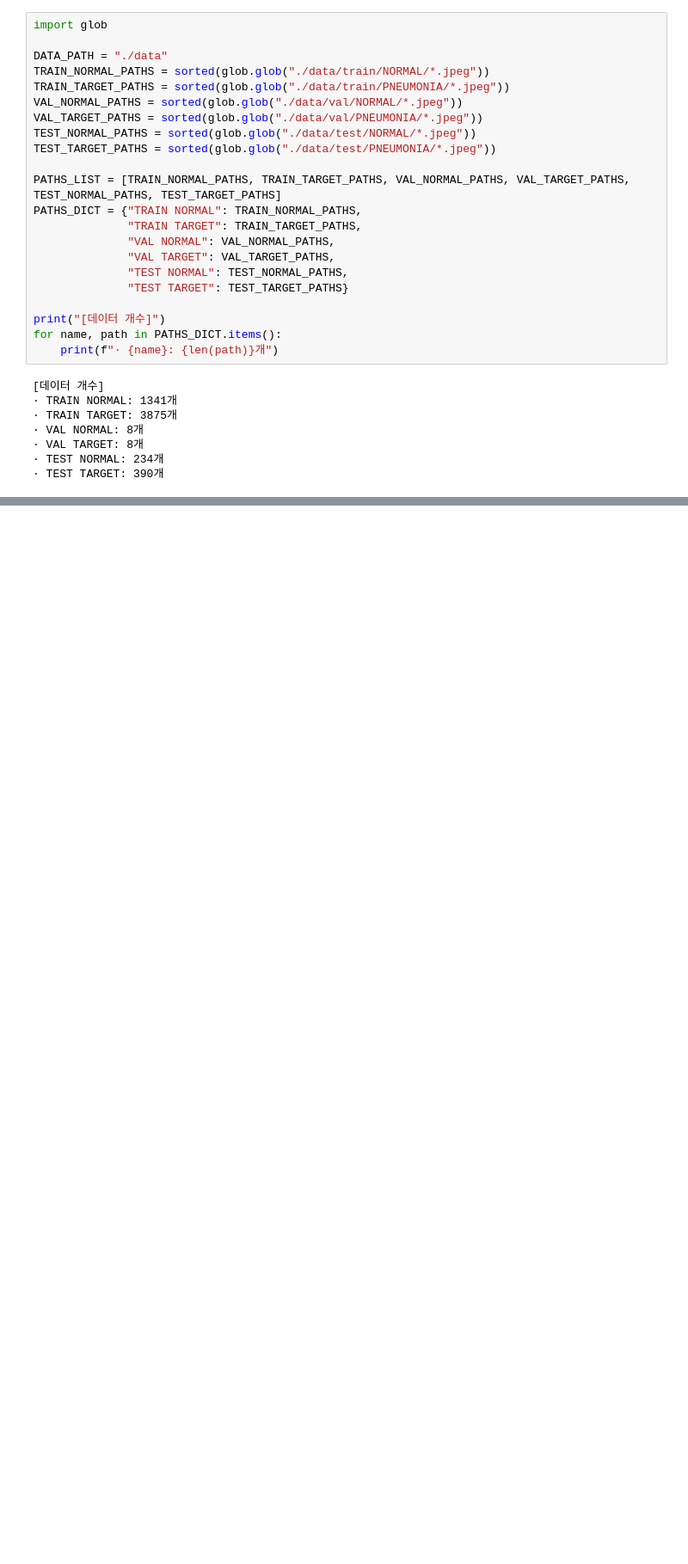
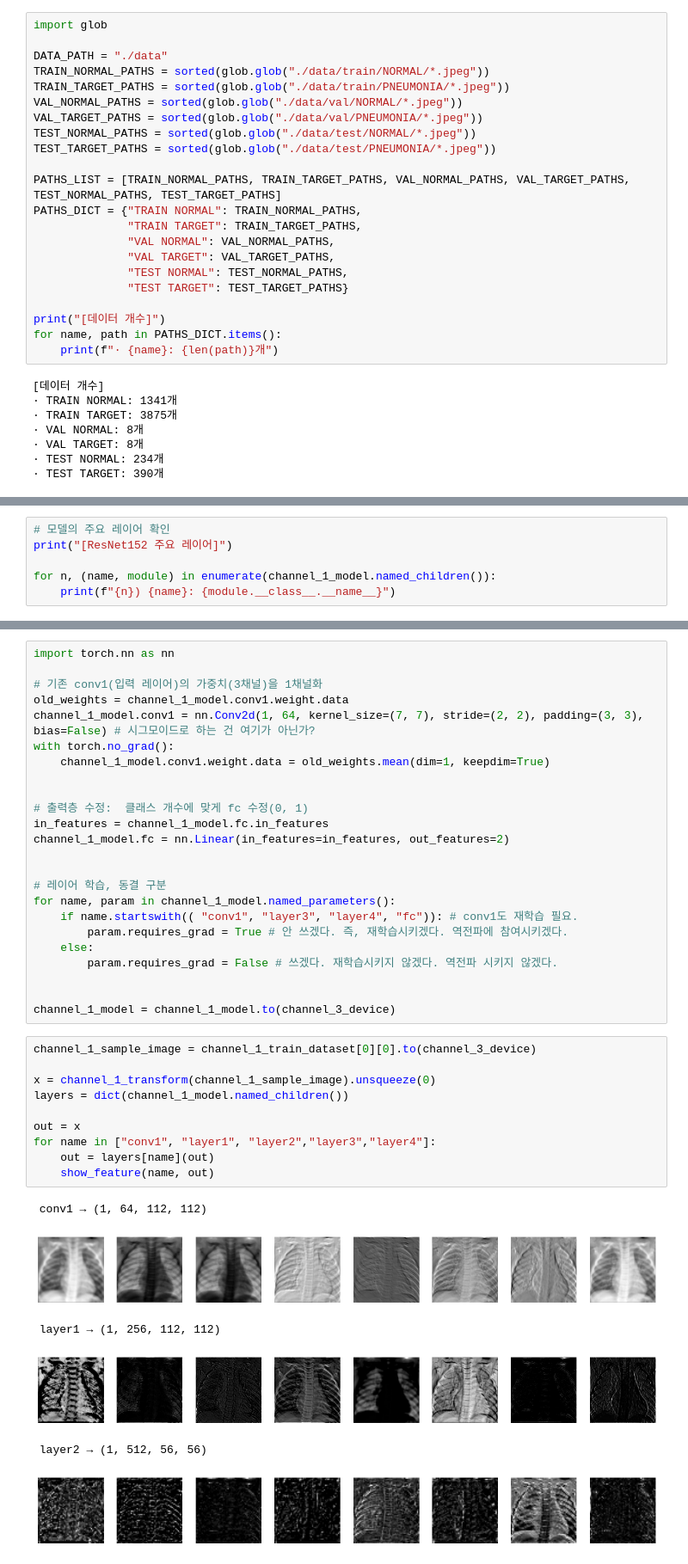
Before and after one commit to wonbywondev/ML-DL, a Jupyter notebook: 06/06_5팀_원성일.ipynb, the cells around one changed output, grey strips where cells are left out. Shown at 86% size. Drawn from its saved outputs; the diff is of its cells as text; blank space fills up the shorter version.

```diff
--- a/06/06_5팀_원성일.ipynb
+++ b/06/06_5팀_원성일.ipynb
@@ -357,0 +323,6 @@ False
+# %%
+# 모델의 주요 레이어 확인
+print("[ResNet152 주요 레이어]")
+
+for n, (name, module) in enumerate(channel_1_model.named_children()):
+    print(f"{n}) {name}: {module.__class__.__name__}")
@@ -357,0 +348,41 @@ False
+# %%
+import torch.nn as nn
+
+# 기존 conv1(입력 레이어)의 가중치(3채널)을 1채널화
+old_weights = channel_1_model.conv1.weight.data
+channel_1_model.conv1 = nn.Conv2d(1, 64, kernel_size=(7, 7), stride=(2, 2), padding=(3, 3), bias=False) # 시그모이드로 하는 건 여기가 아닌가?
+with torch.no_grad():
+    channel_1_model.conv1.weight.data = old_weights.mean(dim=1, keepdim=True)
+
+
+# 출력층 수정:  클래스 개수에 맞게 fc 수정(0, 1)
+in_features = channel_1_model.fc.in_features
+channel_1_model.fc = nn.Linear(in_features=in_features, out_features=2)
+
+
+# 레이어 학습, 동결 구분
+for name, param in channel_1_model.named_parameters():
+    if name.startswith(( "conv1", "layer3", "layer4", "fc")): # conv1도 재학습 필요.
+        param.requires_grad = True # 안 쓰겠다. 즉, 재학습시키겠다. 역전파에 참여시키겠다.
+    else:
+        param.requires_grad = False # 쓰겠다. 재학습시키지 않겠다. 역전파 시키지 않겠다.
+
+
+channel_1_model = channel_1_model.to(channel_3_device)
+# %%
+channel_1_sample_image = channel_1_train_dataset[0][0].to(channel_3_device)
+
+x = channel_1_transform(channel_1_sample_image).unsqueeze(0)
+layers = dict(channel_1_model.named_children())
+
+out = x
+for name in ["conv1", "layer1", "layer2","layer3","layer4"]:
+    out = layers[name](out)
+    show_feature(name, out)
+# %% [output]
+ conv1 → (1, 64, 112, 112)
+[figure, added]
+ layer1 → (1, 256, 112, 112)
+[figure, added]
+ layer2 → (1, 512, 56, 56)
+[figure, added]
```
Also changed, not shown: parts of 40 cells of this notebook, 2 other files.
